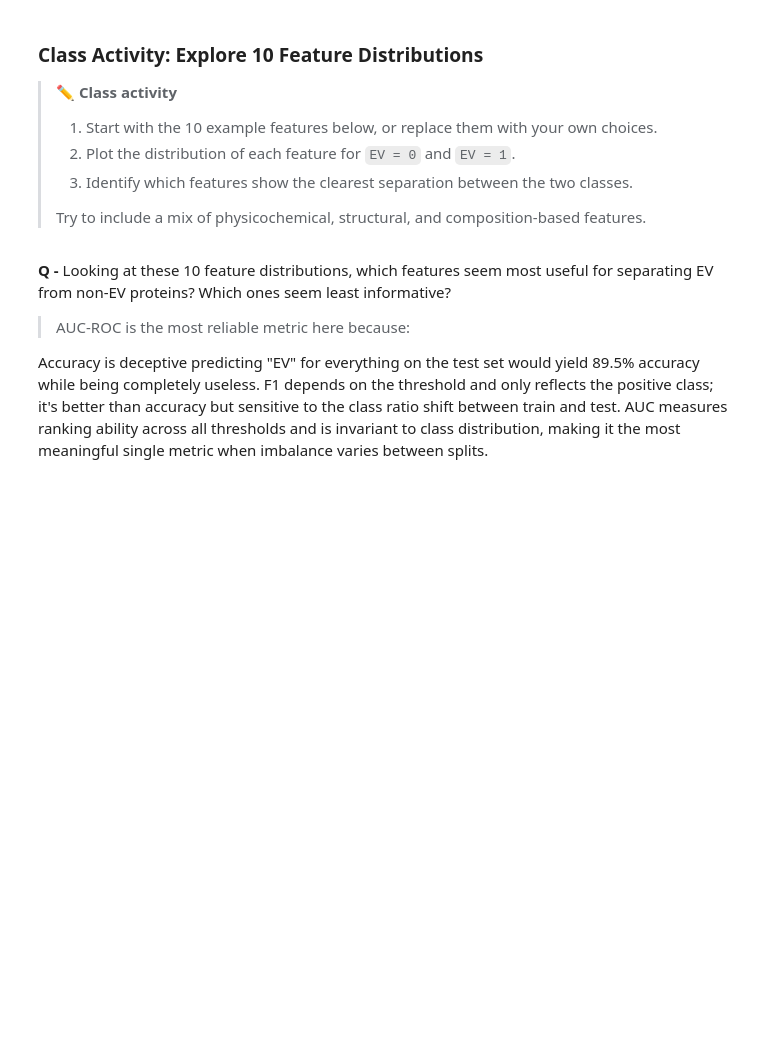
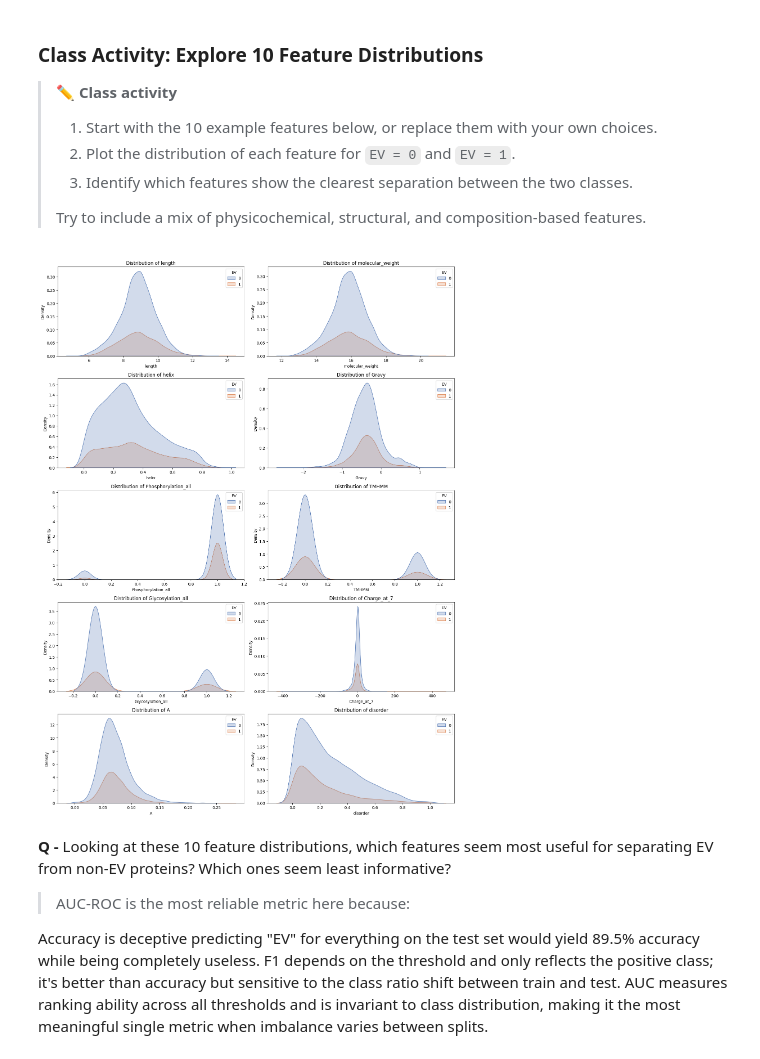
Before and after one commit to ichumi/ASSIGMENT1, a Jupyter notebook: Assignment1_Day1.ipynb, the cells around one changed output. Drawn from its saved outputs; the diff is of its cells as text; code cells hidden in the pictures; blank space fills up the shorter version.

```diff
--- a/Assignment1_Day1.ipynb
+++ b/Assignment1_Day1.ipynb
@@ -267,6 +267,33 @@ Aggregation_propensity  tasa_netsurfp2            0.618076
 > 3. Identify which features show the clearest separation between the two classes.
 >
 > Try to include a mix of physicochemical, structural, and composition-based features.
+# %%
+df_train_full = pd.DataFrame(X_train, columns=FEATURE_COLS)
+df_train_full[TARGET] = y_train
+
+# Choose 10 diverse features. These can be adjusted.
+example_features = [
+    'length', 'molecular_weight', 'helix', 'Gravy', 'Phosphorylation_all',
+    'TMHMM', 'Glycosylation_all', 'Charge_at_7', 'A', 'disorder'
+]
+
+# Create subplots for each feature
+fig, axes = plt.subplots(nrows=5, ncols=2, figsize=(15, 20))
+axes = axes.flatten()
+
+for i, feature in enumerate(example_features):
+    sns.kdeplot(
+        data=df_train_full, x=feature, hue=TARGET, fill=True, ax=axes[i],
+        palette={0: "#4C72B0", 1: "#DD8452"} # Custom colors for Non-EV and EV
+    )
+    axes[i].set_title(f'Distribution of {feature}', fontsize=12)
+    axes[i].set_xlabel(feature)
+    axes[i].set_ylabel('Density')
+
+plt.tight_layout()
+plt.show()
+# %% [output]
+[figure, added]
 # %% [markdown]
 **Q -** Looking at these 10 feature distributions, which features seem most useful for separating EV from non-EV proteins? Which ones seem least informative?
 
```
Also changed, not shown: parts of 1 cell of this notebook.
